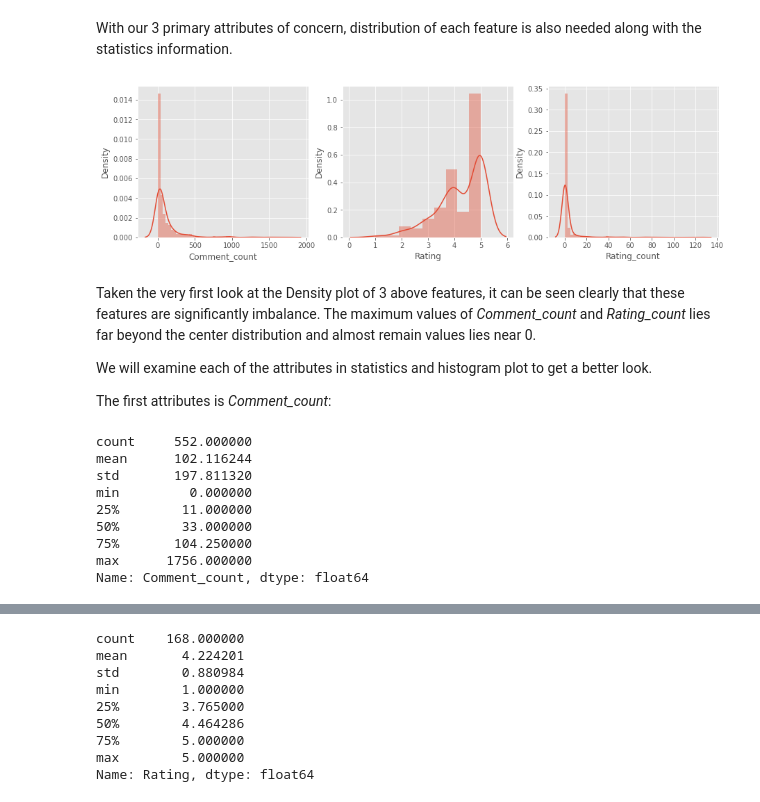
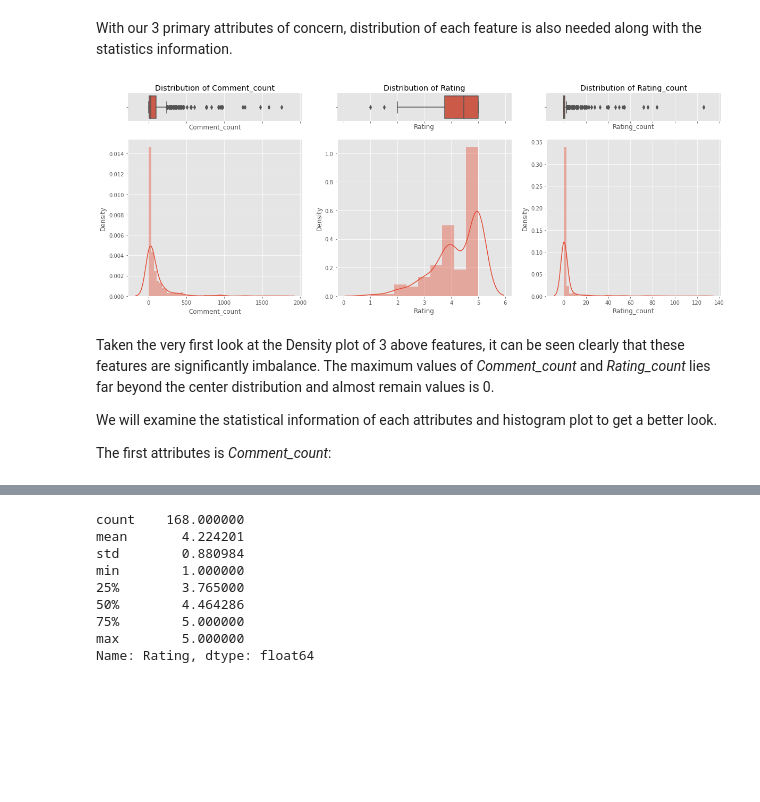
Before and after one commit to hungpham13/Laptop-EDA, a Jupyter notebook: EDA.ipynb, the cells around one changed output, grey strips where cells are left out. Cells and saved outputs as stored; diff of their text form; code cells hidden in the pictures; blank space fills up the shorter version.

```diff
--- a/EDA.ipynb
+++ b/EDA.ipynb
@@ -305,27 +297,18 @@ def plot_statistics(df: pd.DataFrame, bins = 10, title = None,discrete=False):
 With our 3 primary attributes of concern, distribution of each feature is also needed along with the statistics information.
 # %%
 primary_attributes = main_data[['Comment_count','Rating','Rating_count']]
-fig, ax = plt.subplots(nrows = 1, ncols = 3, figsize = (15,4))
+fig, ax = plt.subplots(nrows = 2, ncols = 3, figsize = (20,7),sharex='col',gridspec_kw={"height_ratios": (.15, .85)})
 for i, att in enumerate(primary_attributes.columns):
-    sns.distplot(primary_attributes[att], ax = ax[i])
+    sns.boxplot(primary_attributes[att], ax=ax[0,i])
+    sns.distplot(primary_attributes[att], ax = ax[1,i])
+    sns.despine(ax=ax[1,i])
+    sns.despine(ax=ax[0,i], left=True)
+    ax[0,i].set_title('Distribution of '+att)
 # %% [output]
-[figure, old version]
+[figure, new version]
 # %% [markdown]
-Taken the very first look at the Density plot of 3 above features, it can be seen clearly that these features are significantly imbalance. The maximum values of *Comment_count* and *Rating_count* lies far beyond the center distribution and almost remain values lies near 0.
+Taken the very first look at the Density plot of 3 above features, it can be seen clearly that these features are significantly imbalance. The maximum values of *Comment_count* and *Rating_count* lies far beyond the center distribution and almost remain values is 0.
 
-We will examine each of the attributes in statistics and histogram plot to get a better look.
+We will examine the statistical information of each attributes and histogram plot to get a better look.
 
 The first attributes is *Comment_count*:
-# %%
-comment_count = main_data.Comment_count
-comment_count.describe()
-# %% [output]
-count     552.000000
-mean      102.116244
-std       197.811320
-min         0.000000
-25%        11.000000
-50%        33.000000
-75%       104.250000
-max      1756.000000
-Name: Comment_count, dtype: float64
```
Also changed, not shown: parts of 75 cells of this notebook.
